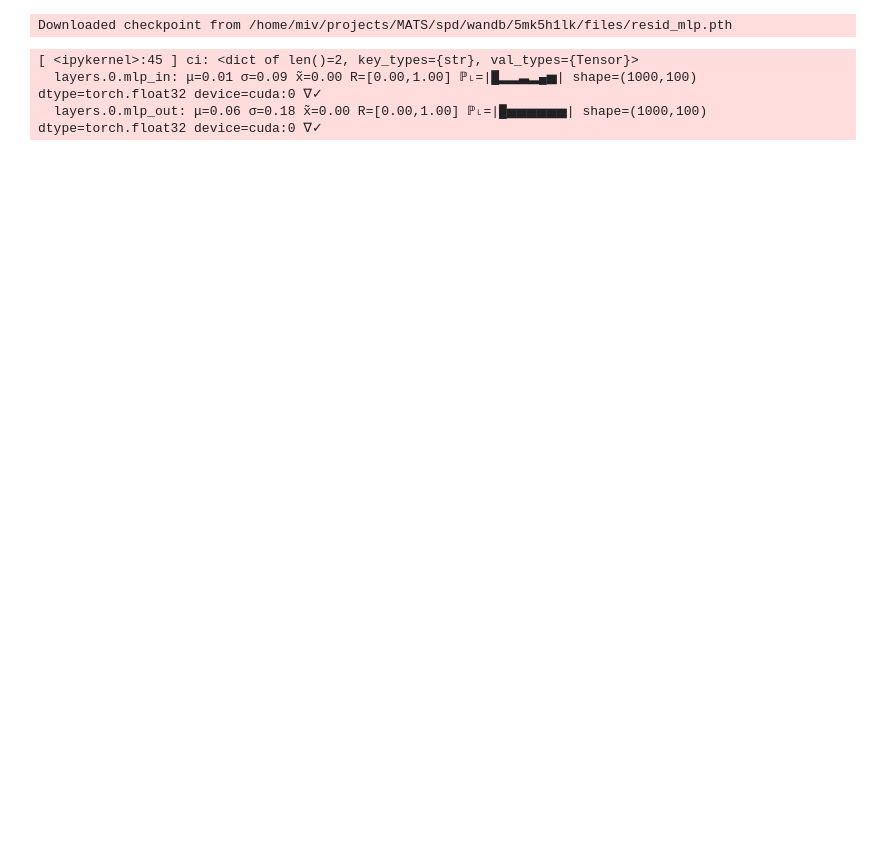
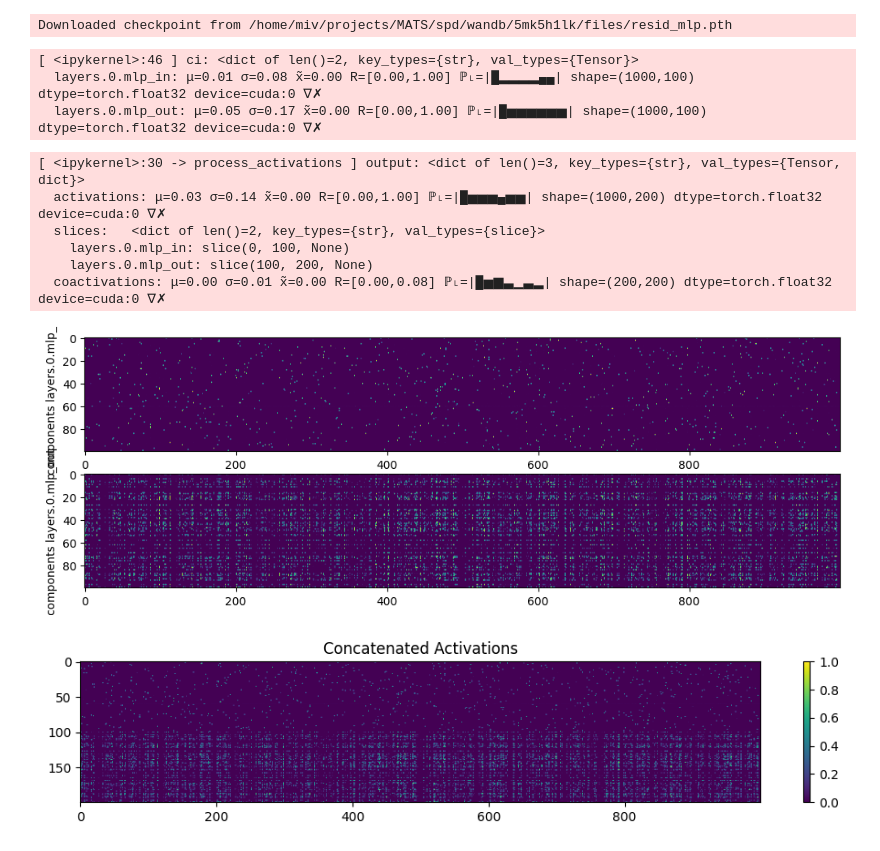
Before and after one commit to moosmiddelkoop/spd, a Jupyter notebook: spd/clustering/dev.ipynb, the cells around one changed output. Cells and saved outputs as stored; diff of their text form; code cells hidden in the pictures; blank space fills up the shorter version.

```diff
--- a/spd/clustering/dev.ipynb
+++ b/spd/clustering/dev.ipynb
@@ -48,13 +50,13 @@ dataset = ResidualMLPDataset(
 
 dataloader = DatasetGeneratedDataLoader(dataset, batch_size=N_SAMPLES, shuffle=False)
 # %%
-
+@torch.no_grad()
 def component_activations(
     model: ComponentModel,
     dataloader: DataLoader[Int[Tensor, "..."]]
     | DataLoader[tuple[Float[Tensor, "..."], Float[Tensor, "..."]]],
     device: str,
-) -> dict[str, Float[Tensor, " C n_steps"]]:
+) -> dict[str, Float[Tensor, " n_steps C"]]:
     """Get the number and strength of the masks over the full dataset."""
     # We used "-" instead of "." as module names can't have "." in them
     gates: dict[str, GateMLP | VectorGateMLP] = {
@@ -95,6 +97,71 @@ ci = component_activations(
 
 dbg_auto(ci);
 # %% [output]
-[ <ipykernel>:45 ] ci: <dict of len()=2, key_types={str}, val_types={Tensor}>
-  layers.0.mlp_in: μ=0.01 σ=0.09 x̃=0.00 R=[0.00,1.00] ℙ˪=|█▂▂▃▂▄▅| shape=(1000,100) dtype=torch.float32 device=cuda:0 ∇✓
-  layers.0.mlp_out: μ=0.06 σ=0.18 x̃=0.00 R=[0.00,1.00] ℙ˪=|█▅▅▅▅▅▅| shape=(1000,100) dtype=torch.float32 device=cuda:0 ∇✓
+[ <ipykernel>:46 ] ci: <dict of len()=2, key_types={str}, val_types={Tensor}>
+  layers.0.mlp_in: μ=0.01 σ=0.08 x̃=0.00 R=[0.00,1.00] ℙ˪=|█▂▂▂▂▄▄| shape=(1000,100) dtype=torch.float32 device=cuda:0 ∇✗
+  layers.0.mlp_out: μ=0.05 σ=0.17 x̃=0.00 R=[0.00,1.00] ℙ˪=|█▅▅▅▅▅▅| shape=(1000,100) dtype=torch.float32 device=cuda:0 ∇✗
+# %%
+def process_activations(
+	activations: dict[str, Float[Tensor, " n_steps C"]], # module name to sample x component gate activations
+	plots: bool = False,
+) -> dict[str, Any]:
+	"""get back a dict of coactivations, slices, and concated activations"""
+
+	# compute the slices
+	total_c: int = 0
+	slices: dict[str, slice] = dict()
+	for key, act in activations.items():
+		c = act.shape[-1]
+		slices[key] = slice(total_c, total_c + c)
+		total_c += c
+
+	# concat the activations
+	act_concat: Float[Tensor, " n_steps C"] = torch.cat(
+		[activations[key] for key in activations.keys()], dim=-1
+	)
+
+	# compute coactivations
+	coact: Float[Tensor, " C C"] = act_concat.T @ act_concat / act_concat.shape[0]
+
+	# return the output
+	output: dict[str, Any] = dict(
+		activations=act_concat,
+		slices=slices,
+		coactivations=coact,
+	)
+
+	dbg_auto(output)
+
+	if plots:
+		# raw activations
+		_, axs_act = plt.subplots(len(activations), 1, figsize=(12, 4))
+		for i, (key, act) in enumerate(activations.items()):
+			axs_act[i].imshow(act.T.cpu().numpy(), aspect="auto")
+			axs_act[i].set_ylabel(f"components {key}")
+
+		# concatenated activations
+		plt.figure(figsize=(12, 2))
+		plt.imshow(act_concat.T.cpu().numpy(), aspect="auto")
+		plt.title("Concatenated Activations")
+		plt.colorbar()
+
+		# coactivations
+		plt.figure(figsize=(8, 6))
+		plt.imshow(coact.cpu().numpy(), aspect="auto")
+		plt.title("Coactivations")
+		plt.colorbar()
+
+	return output
+
+
+
+coa = process_activations(ci, plots=True);
+# %% [output]
+[ <ipykernel>:30 -> process_activations ] output: <dict of len()=3, key_types={str}, val_types={Tensor, dict}>
+  activations: μ=0.03 σ=0.14 x̃=0.00 R=[0.00,1.00] ℙ˪=|█▅▅▅▄▅▅| shape=(1000,200) dtype=torch.float32 device=cuda:0 ∇✗
+  slices:   <dict of len()=2, key_types={str}, val_types={slice}>
+    layers.0.mlp_in: slice(0, 100, None)
+    layers.0.mlp_out: slice(100, 200, None)
+  coactivations: μ=0.00 σ=0.01 x̃=0.00 R=[0.00,0.08] ℙ˪=|█▅▆▃▁▃▂| shape=(200,200) dtype=torch.float32 device=cuda:0 ∇✗
+[figure, added]
+[figure, added]
```
Also changed, not shown: parts of 6 cells of this notebook.
